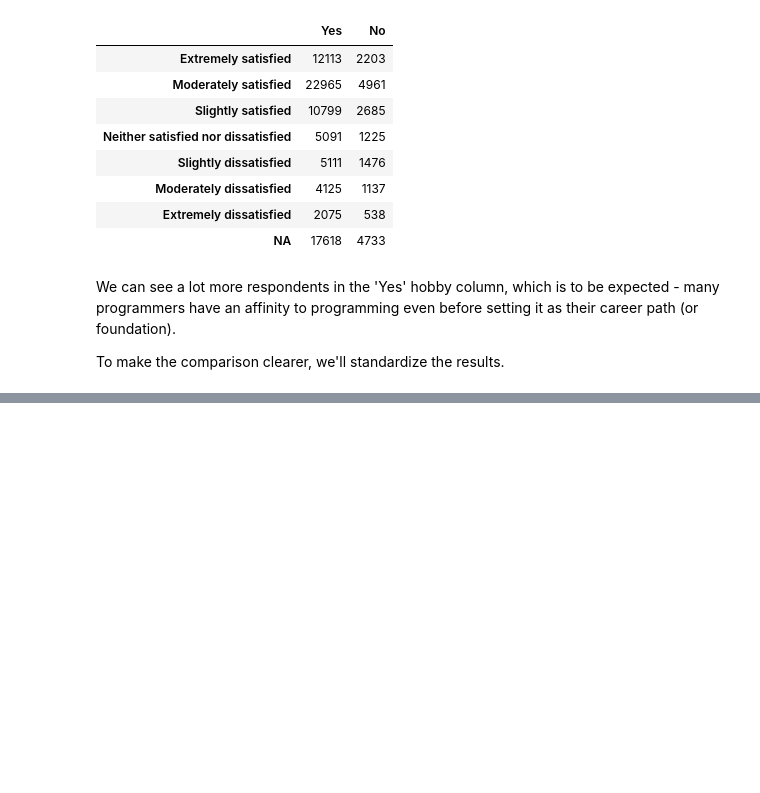
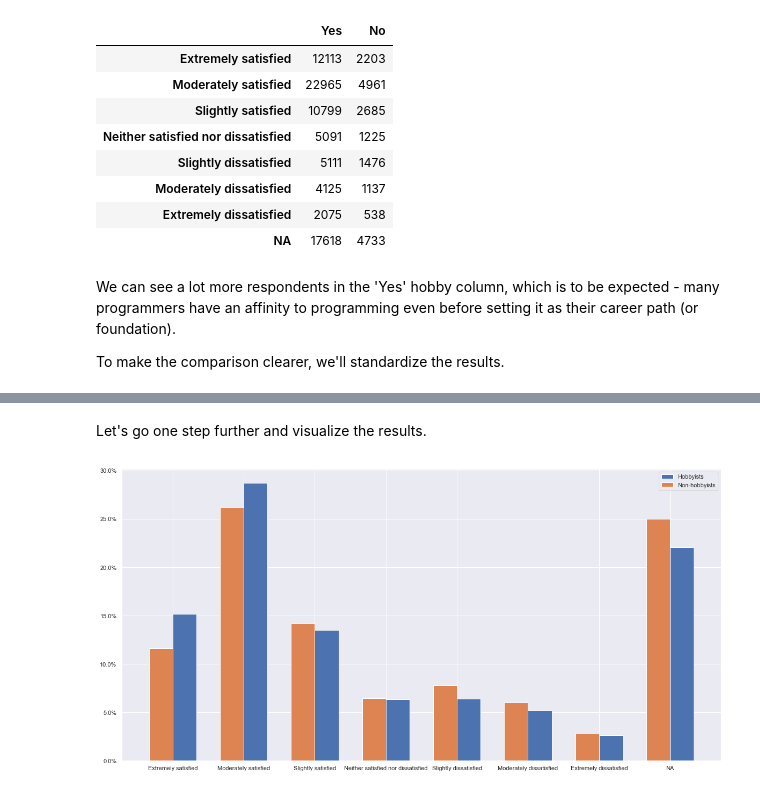
Before and after one commit to gelbermann/sofq_analysis, a Jupyter notebook: Stackoverflow survey data analysis.ipynb, the cells around one changed output, grey strips where cells are left out. Drawn from its saved outputs; the diff is of its cells as text; code cells hidden in the pictures; blank space fills up the shorter version.

```diff
--- a/Stackoverflow survey data analysis.ipynb
+++ b/Stackoverflow survey data analysis.ipynb
@@ -269,0 +251,32 @@ Results, each column standardized as percentage of total respondents in column:
+# %% [markdown]
+Let's go one step further and visualize the results.
+# %%
+%matplotlib inline
+from matplotlib.ticker import FuncFormatter
+import matplotlib.pyplot as plt
+import numpy as np
+import seaborn as sns
+
+def percentage(x, pos):
+    # x is tick value, pos is tick position
+    return '{}%'.format(x)
+
+sns.set()
+
+formatter = FuncFormatter(percentage)
+indices = np.arange(len(row_labels))  # the x locations for the statuses
+width = np.min(np.diff(indices))/3  # the width of the bars
+
+hobbyists_ordered_results = [career_satisfaction_by_hobby['Yes'][key] for key in row_labels]
+non_hobbyists_ordered_results = [career_satisfaction_by_hobby['No'][key] for key in row_labels]
+
+fig, ax = plt.subplots(figsize=(20,10))
+ax.bar(indices + width/2, hobbyists_ordered_results, width=width, label='Hobbyists')
+ax.bar(indices - width/2, non_hobbyists_ordered_results, width=width, label='Non-hobbyists')
+ax.yaxis.set_major_formatter(formatter)
+ax.legend()
+plt.xticks(np.arange(8), row_labels)
+
+plt.show()
+# %% [output]
+[figure, added]
```
Also changed, not shown: parts of 7 cells of this notebook.
